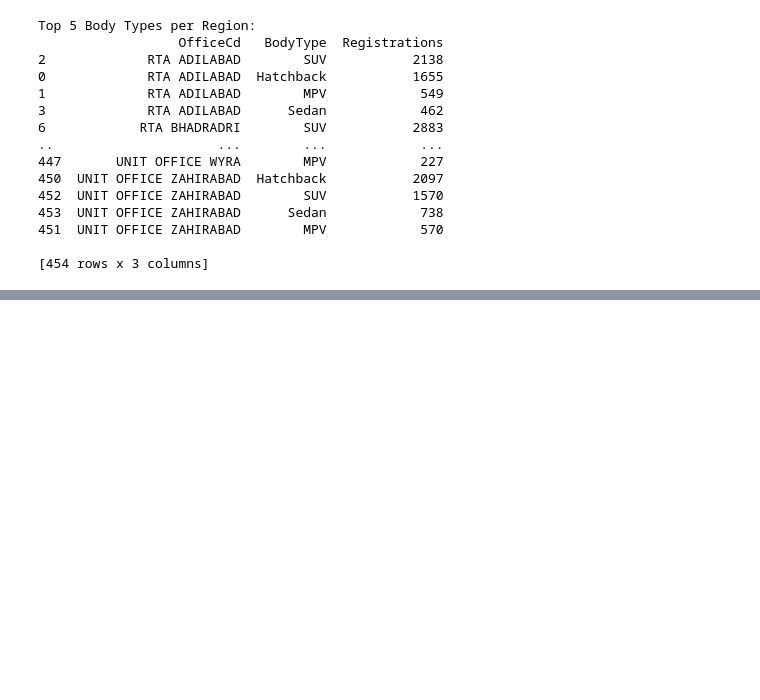
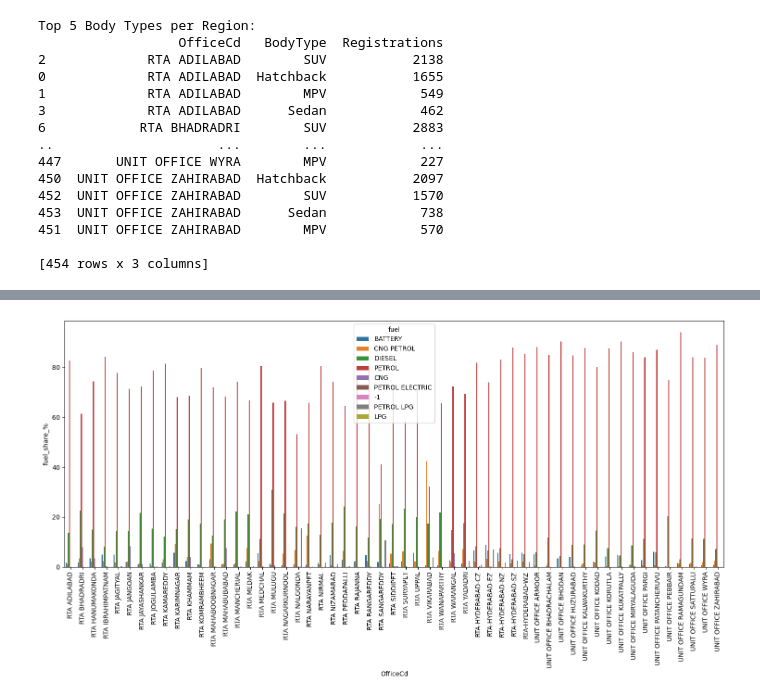
Before and after one commit to viraj077/Dealership-Strategy-Planning-Using-RTO-Market-Intelligence, a Jupyter notebook: Welcome_To_Colab.ipynb, the cells around one changed output, grey strips where cells are left out. Saved outputs shown, nothing was run; the diff lists cells and outputs as text; code cells hidden in the pictures; blank space fills up the shorter version.

```diff
--- a/Welcome_To_Colab.ipynb
+++ b/Welcome_To_Colab.ipynb
@@ -556,0 +491,18 @@ Top 5 Body Types per Region:
+# %%
+# Normalize fuel column (if not already done)
+df['fuel'] = df['fuel'].str.strip().str.upper()
+
+# Total registrations by region
+total_by_region = df.groupby('OfficeCd').size().reset_index(name='TotalRegistrations')
+
+# EV = BATTERY and optionally PETROL ELECTRIC
+ev_mask = df['fuel'].isin(['BATTERY', 'PETROL ELECTRIC'])
+ev_by_region = df[ev_mask].groupby('OfficeCd').size().reset_index(name='EVRegistrations')
+
+# Merge and calculate EV share
+ev_analysis = pd.merge(total_by_region, ev_by_region, on='OfficeCd', how='left').fillna(0)
+ev_analysis['EVShare_%'] = (ev_analysis['EVRegistrations'] / ev_analysis['TotalRegistrations']) * 100
+
+# Show top regions by EV share (no strict ≥1% cutoff)
+ev_analysis = ev_analysis.sort_values(by='EVShare_%', ascending=False)
+ev_analysis.head(10)
@@ -556,0 +521,8 @@ Top 5 Body Types per Region:
+# %%
+fuel_region = df.groupby(['OfficeCd', 'fuel']).size().reset_index(name='count')
+total_region = df.groupby('OfficeCd').size().reset_index(name='total')
+
+fuel_region = fuel_region.merge(total_region, on='OfficeCd')
+fuel_region['fuel_share_%'] = (fuel_region['count'] / fuel_region['total']) * 100
+
+# Filter top fuel types per region or plot distribution
@@ -556,0 +548,8 @@ Top 5 Body Types per Region:
+# %%
+plt.figure(figsize=(15,8))
+sns.barplot(data=fuel_region, x='OfficeCd', y='fuel_share_%', hue='fuel')
+plt.xticks(rotation=90)
+plt.tight_layout()
+plt.show()
+# %% [output]
+[figure, added]
```
Also changed, not shown: parts of 31 cells of this notebook.
